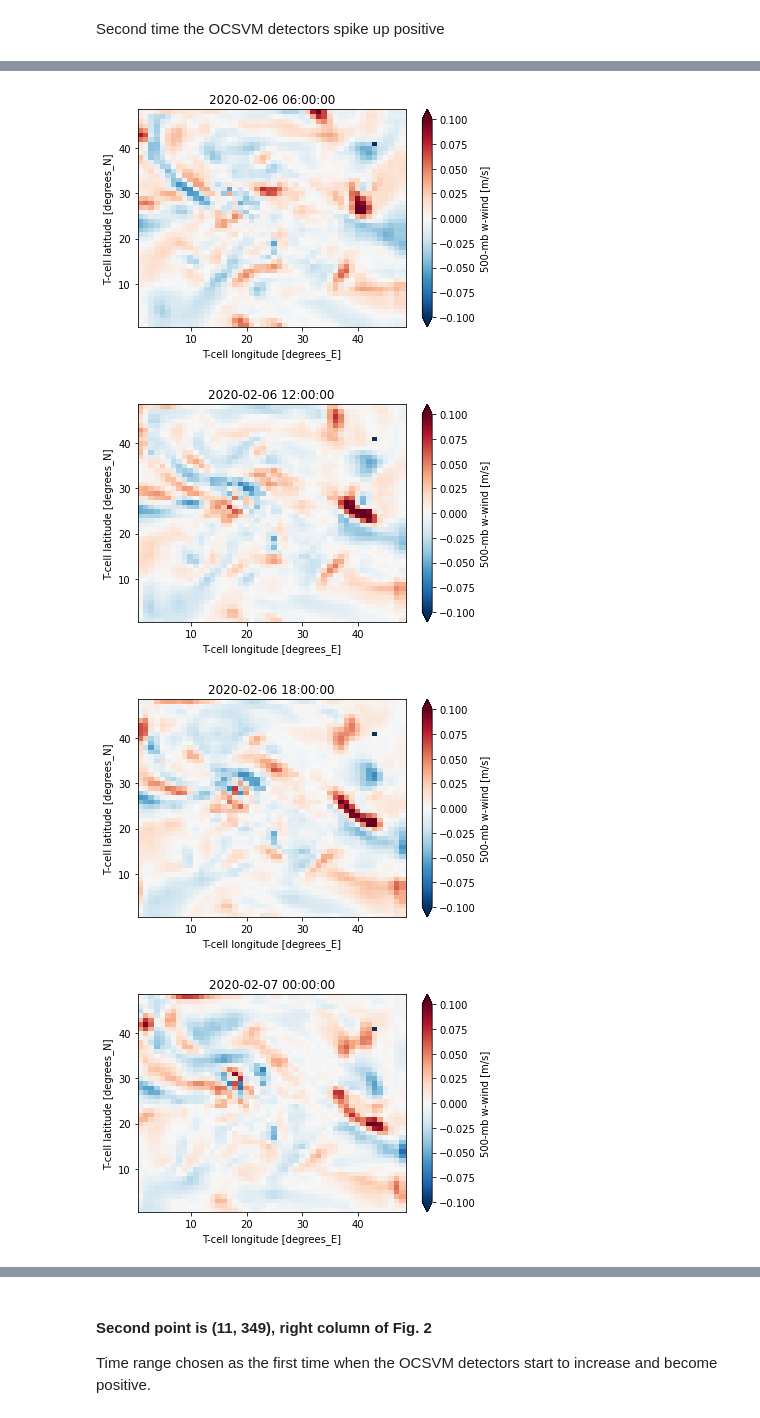
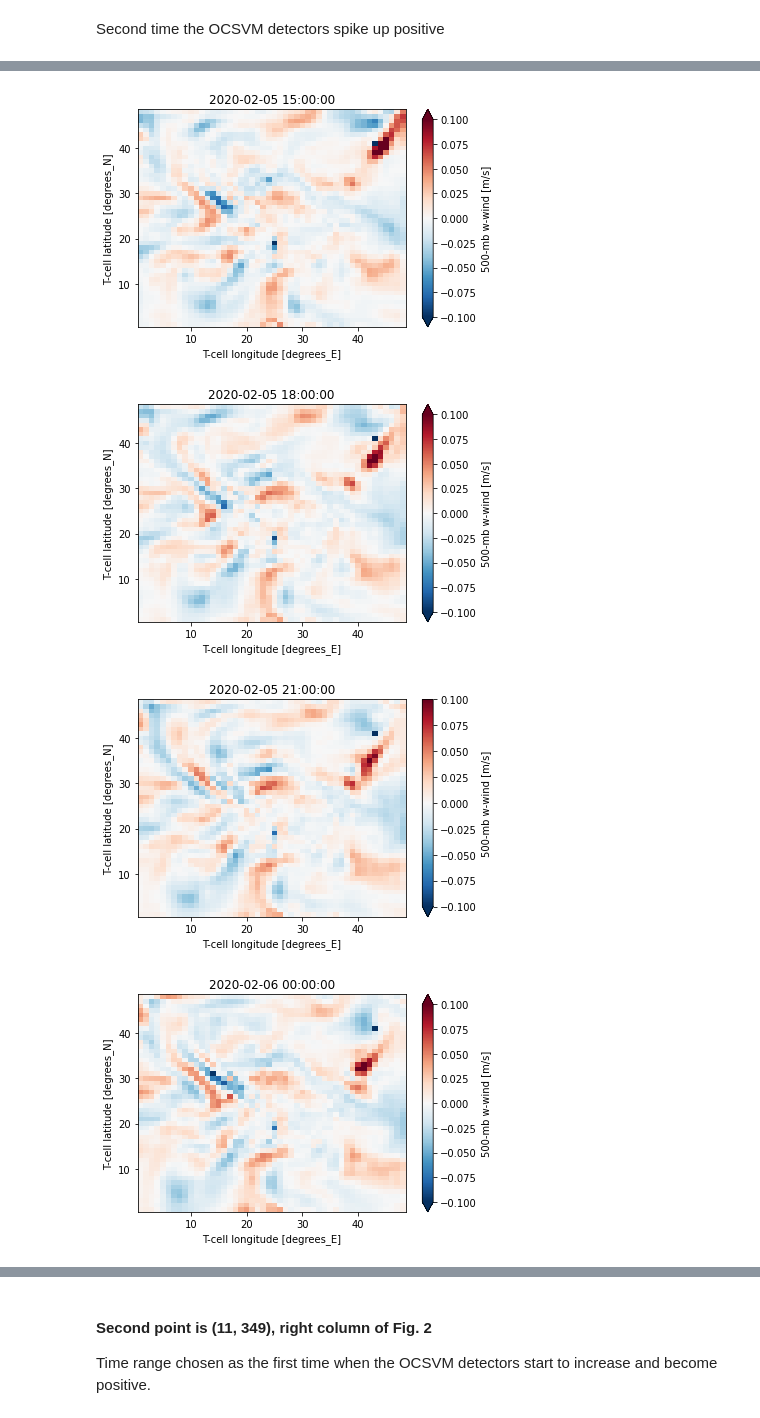
Before and after one commit to ai2cm/out-of-sample, a Jupyter notebook: notebooks/maps_near_fig2_example_points.ipynb, the cells around one changed output, grey strips where cells are left out. Drawn from its saved outputs; the diff is of its cells as text; code cells hidden in the pictures.

```diff
--- a/notebooks/maps_near_fig2_example_points.ipynb
+++ b/notebooks/maps_near_fig2_example_points.ipynb
@@ -30,7 +30,7 @@ grid = atmos[["lat", "lon", "area"]]
 Time range is the first time the two OCSVM detectors increase score and become positive.
 # %%
 tile, x, y = find_coords_by_lat_lon(lat=-44, lon=31)
-tsel = slice(cftime.DatetimeJulian(2020,1,24),cftime.DatetimeJulian(2020,1,26), 2)
+tsel = slice(cftime.DatetimeJulian(2020,1,23,8),cftime.DatetimeJulian(2020,1,24,), 2)
 ds0 = mark_point(x, y, tile, atmos.sel(time=tsel))
 
 for t in ds0.time:
@@ -51,7 +45,7 @@ for t in ds0.time:
 Second time the OCSVM detectors spike up positive
 # %%
 tile, x, y = find_coords_by_lat_lon(lat=-44, lon=31)
-tsel = slice(cftime.DatetimeJulian(2020,2,6),cftime.DatetimeJulian(2020,2,8), 2)
+tsel = slice(cftime.DatetimeJulian(2020,2,5,10),cftime.DatetimeJulian(2020,2,6,2))
 ds0 = mark_point(x, y, tile, atmos.sel(time=tsel))
 
 for t in ds0.time:
@@ -63,4 +57,4 @@ for t in ds0.time:
-[figure, old version]
+[figure, new version]
-[figure, old version]
+[figure, new version]
-[figure, old version]
+[figure, new version]
-[figure, old version]
+[figure, new version]
```
Also changed, not shown: parts of 3 cells of this notebook.
